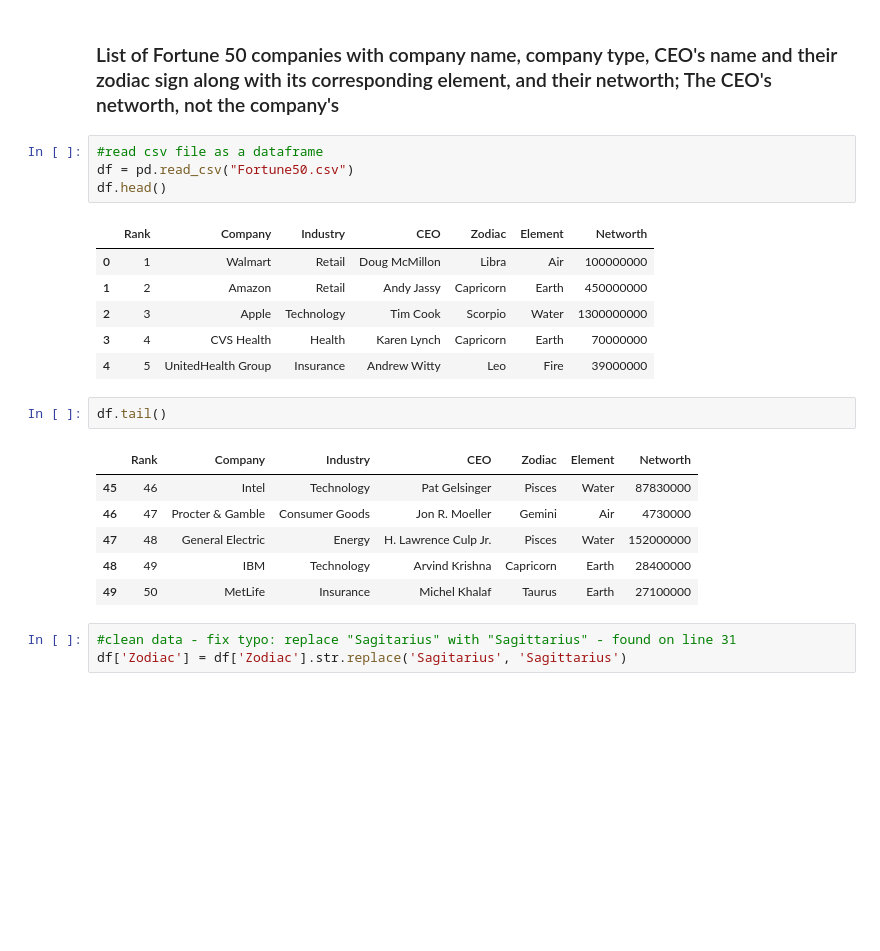
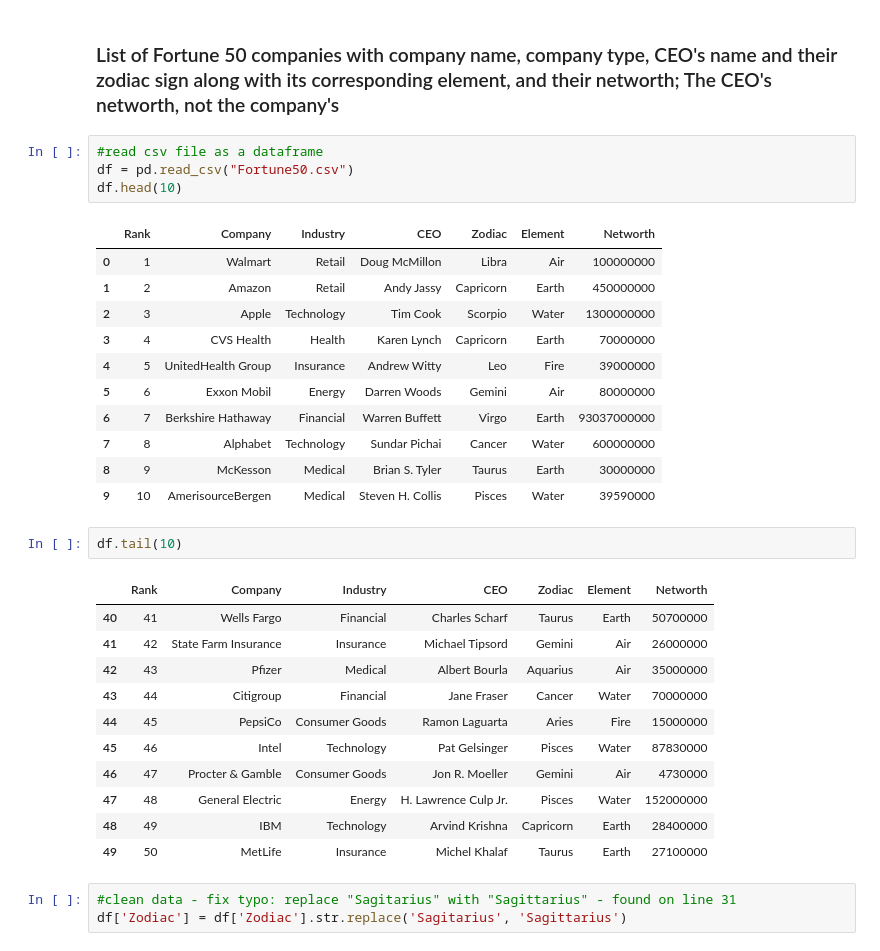
Before and after one commit to Jus1nM/Code-Louisville_Project, a Jupyter notebook: projects/CodeLouisville/Project/CL_Project.ipynb, the cells around one changed output. Cells and saved outputs as stored; diff of their text form; blank space fills up the shorter version.

```diff
--- a/projects/CodeLouisville/Project/CL_Project.ipynb
+++ b/projects/CodeLouisville/Project/CL_Project.ipynb
@@ -9,18 +9,28 @@ import seaborn as sns
 # %%
 #read csv file as a dataframe
 df = pd.read_csv("Fortune50.csv")
-df.head()
+df.head(10)
 # %% [output]
 |  | Rank | Company | Industry | CEO | Zodiac | Element | Networth |
 | 0 | 1 | Walmart | Retail | Doug McMillon | Libra | Air | 100000000 |
 | 1 | 2 | Amazon | Retail | Andy Jassy | Capricorn | Earth | 450000000 |
 | 2 | 3 | Apple | Technology | Tim Cook | Scorpio | Water | 1300000000 |
 | 3 | 4 | CVS Health | Health | Karen Lynch | Capricorn | Earth | 70000000 |
 | 4 | 5 | UnitedHealth Group | Insurance | Andrew Witty | Leo | Fire | 39000000 |
+| 5 | 6 | Exxon Mobil | Energy | Darren Woods | Gemini | Air | 80000000 |
+| 6 | 7 | Berkshire Hathaway | Financial | Warren Buffett | Virgo | Earth | 93037000000 |
+| 7 | 8 | Alphabet | Technology | Sundar Pichai | Cancer | Water | 600000000 |
+| 8 | 9 | McKesson | Medical | Brian S. Tyler | Taurus | Earth | 30000000 |
+| 9 | 10 | AmerisourceBergen | Medical | Steven H. Collis | Pisces | Water | 39590000 |
 # %%
-df.tail()
+df.tail(10)
 # %% [output]
 |  | Rank | Company | Industry | CEO | Zodiac | Element | Networth |
+| 40 | 41 | Wells Fargo | Financial | Charles Scharf | Taurus | Earth | 50700000 |
+| 41 | 42 | State Farm Insurance | Insurance | Michael Tipsord | Gemini | Air | 26000000 |
+| 42 | 43 | Pfizer | Medical | Albert Bourla | Aquarius | Air | 35000000 |
+| 43 | 44 | Citigroup | Financial | Jane Fraser | Cancer | Water | 70000000 |
+| 44 | 45 | PepsiCo | Consumer Goods | Ramon Laguarta | Aries | Fire | 15000000 |
 | 45 | 46 | Intel | Technology | Pat Gelsinger | Pisces | Water | 87830000 |
 | 46 | 47 | Procter & Gamble | Consumer Goods | Jon R. Moeller | Gemini | Air | 4730000 |
 | 47 | 48 | General Electric | Energy | H. Lawrence Culp Jr. | Pisces | Water | 152000000 |
```
Also changed, not shown: parts of 4 cells of this notebook.
